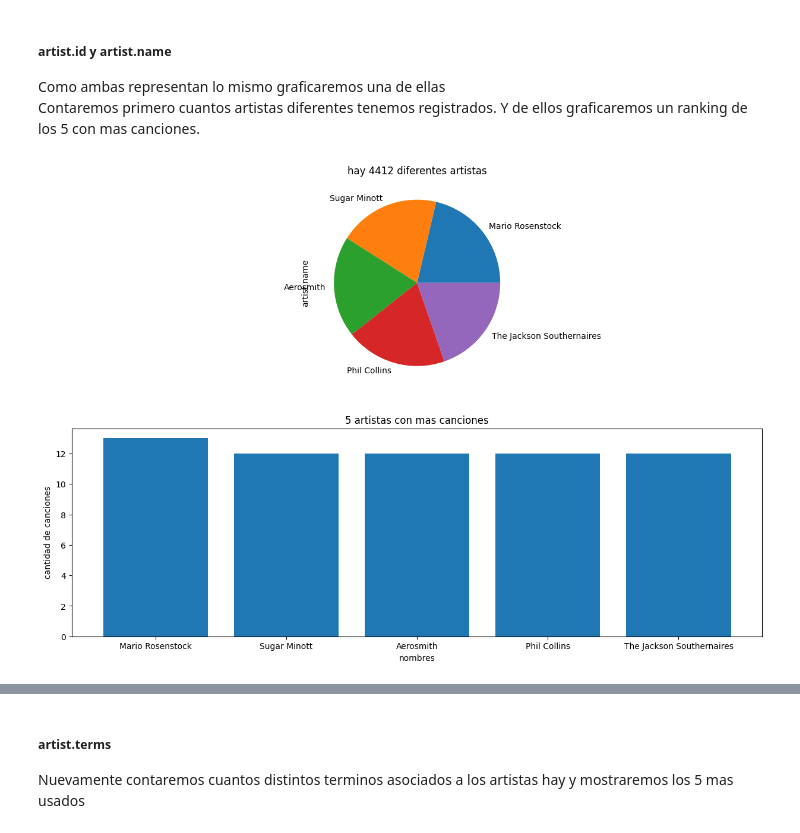
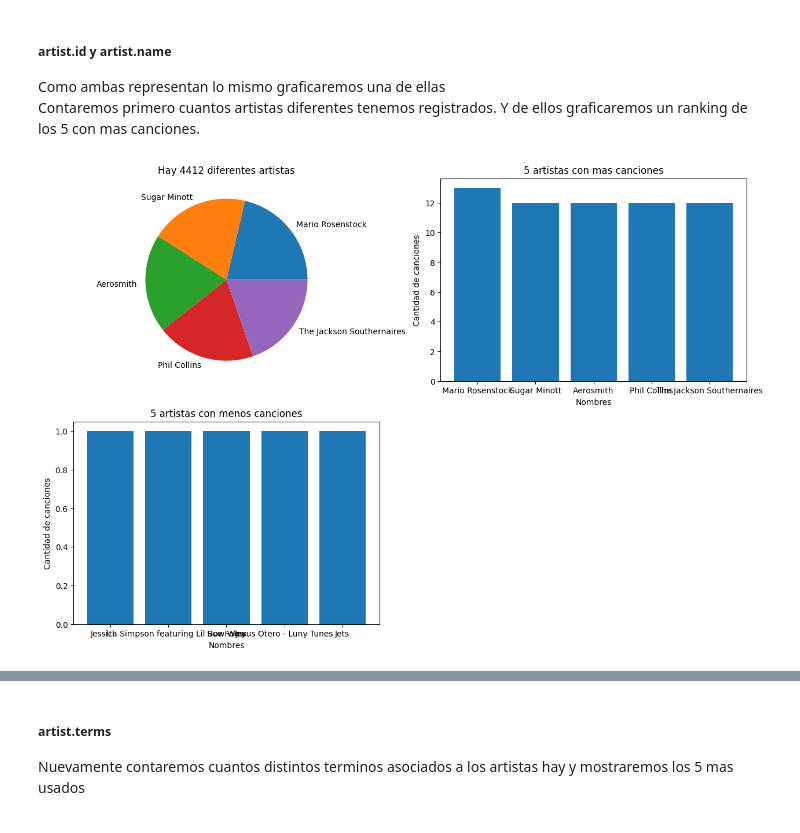
Before and after one commit to cristiandevar/PythonML, a Jupyter notebook: TPFinal/TPFINAL.ipynb, the cells around one changed output, grey strips where cells are left out. Drawn from its saved outputs; the diff is of its cells as text; code cells hidden in the pictures.

```diff
--- a/TPFinal/TPFINAL.ipynb
+++ b/TPFinal/TPFINAL.ipynb
@@ -318,24 +318,36 @@ Contaremos primero cuantos artistas diferentes tenemos registrados. Y de ellos g
 # %%
 grupo = d_musica.groupby('artist.name')['artist.name']
 cantidad = len(grupo.count())
 
 # Aumentamos el tamaño de la imagen
 plt.figure(figsize=(15,10))
 
 # preparamos los subplots y graficamos primero el pie y luego el bar
-plt.subplot(2,1,1)
-plt.title(f'hay {cantidad} diferentes artistas')
+plt.subplot(2,2,1)
+plt.title(f'Hay {cantidad} diferentes artistas')
 grupo.count().sort_values(axis=0, inplace=False, ascending=False)[:5].plot.pie()
+plt.ylabel('')
 
 x = grupo.count().sort_values(axis=0, inplace=False, ascending=False)[:5].index.values
 y = grupo.count().sort_values(axis=0, inplace=False, ascending=False)[:5].values
 
 
-plt.subplot(2,1,2)
+plt.subplot(2,2,2)
 plt.bar(x,y)
 plt.title('5 artistas con mas canciones')
-plt.xlabel('nombres')
-plt.ylabel('cantidad de canciones')
+plt.xlabel('Nombres')
+plt.ylabel('Cantidad de canciones')
+
+
+plt.subplot(2,2,3)
+x = grupo.count().sort_values(axis=0, inplace=False, ascending=True)[:5].index.values
+y = grupo.count().sort_values(axis=0, inplace=False, ascending=True)[:5].values
+
+
+plt.bar(x,y)
+plt.title('5 artistas con menos canciones')
+plt.xlabel('Nombres')
+plt.ylabel('Cantidad de canciones')
 plt.show()
 # %% [output]
-[figure, old version]
+[figure, new version]
```
Also changed, not shown: parts of 22 cells of this notebook.
